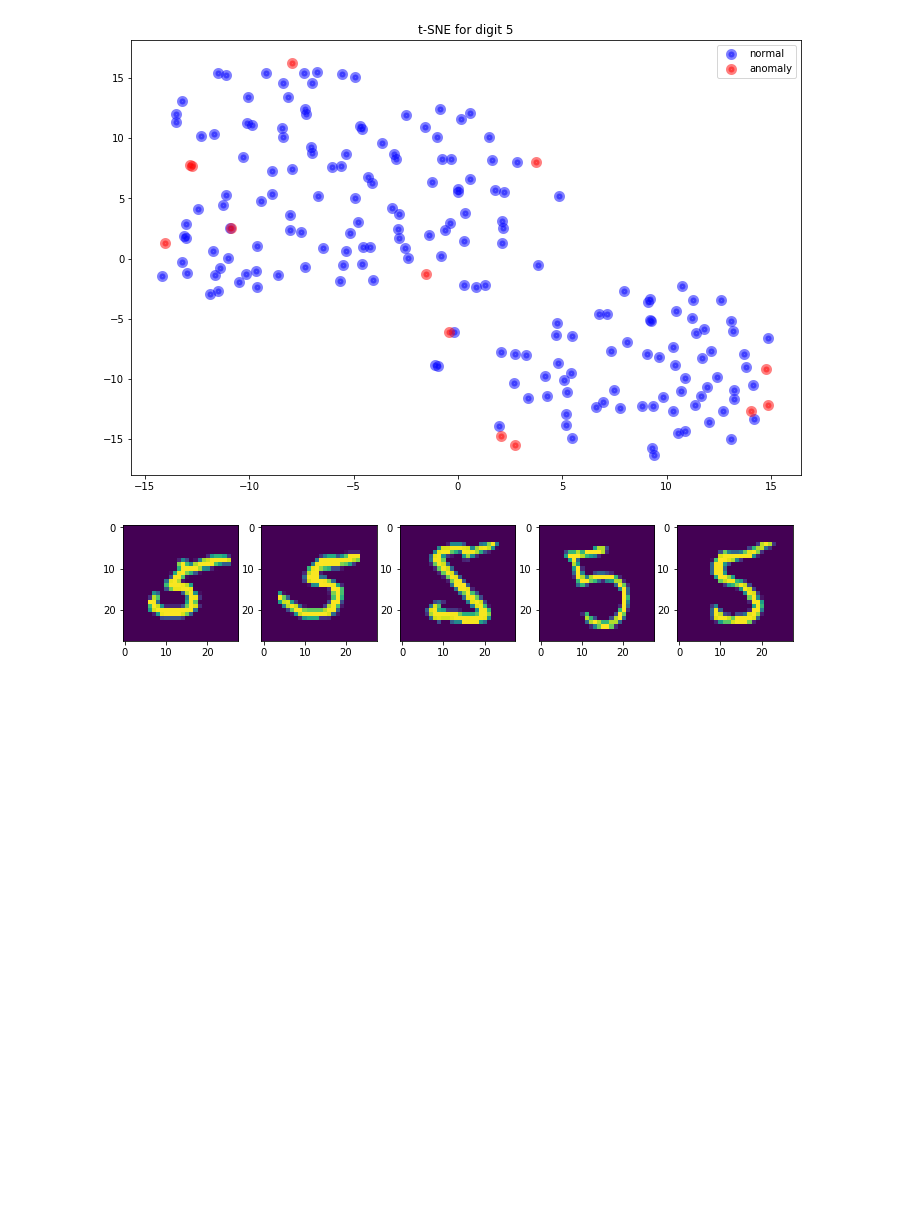
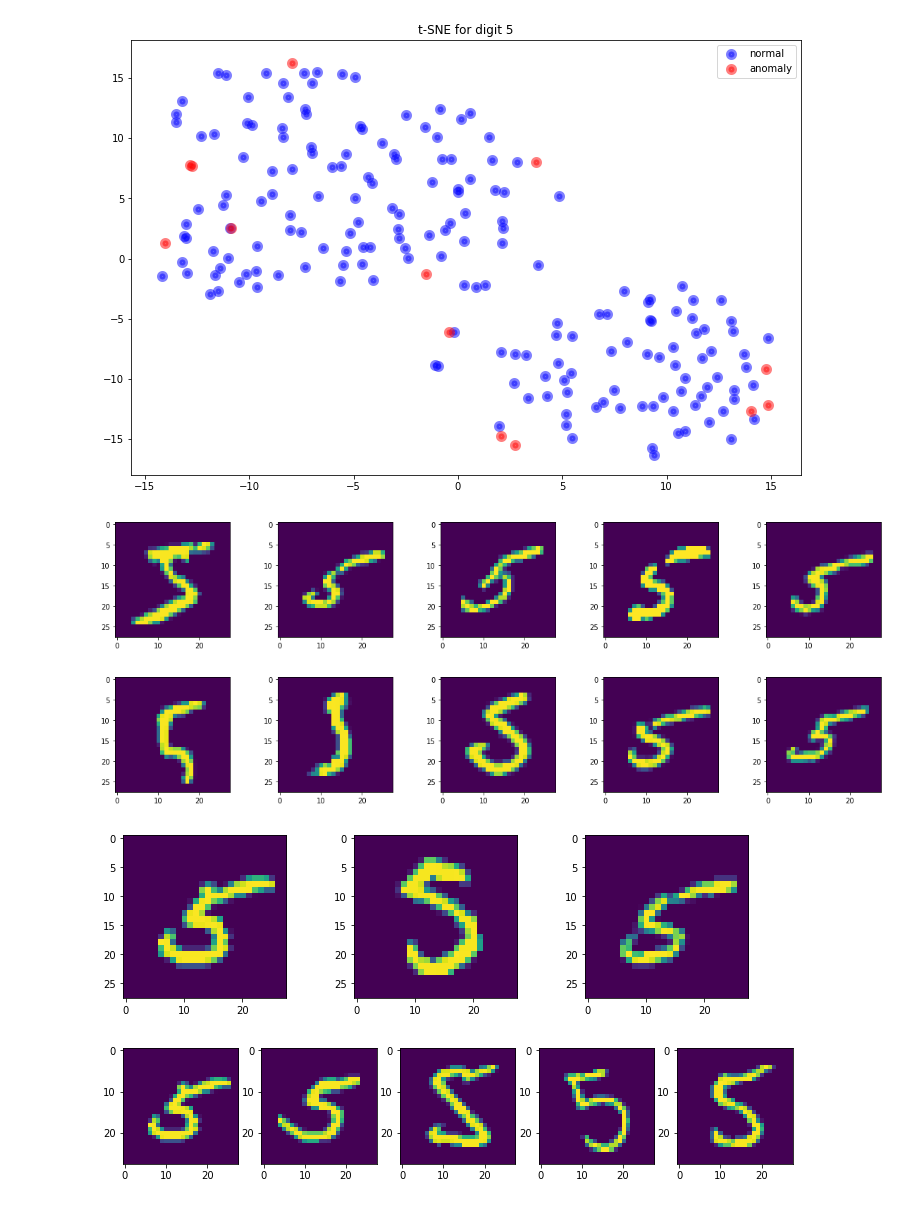
Before and after one commit to rtriangle/mkad, a Jupyter notebook: mkad_usage.ipynb, the cells around one changed output. Cells and saved outputs as stored; diff of their text form; code cells hidden in the pictures; blank space fills up the shorter version.

```diff
--- a/mkad_usage.ipynb
+++ b/mkad_usage.ipynb
@@ -120,6 +120,18 @@ plt.legend()
 plt.show()
 # %% [output]
 [figure]
+# %%
+for i, item in enumerate(X_sample[pred==-1]):
+    if i % 5 == 0:
+        plt.figure(figsize=(20, 3))
+    plt.subplot(1, 5, i % 5 + 1)
+    plt.imshow(X_sample[i])
+    if i % 5 == 4:
+        plt.show()
+# %% [output]
+[figure, added]
+[figure, added]
+[figure, added]
 # %%
 good_5s = [10, 15, 18, 24, 26, 27, 36, 40, 61, 62, 65, 68, 73, 77, 94]
 # %%
```
